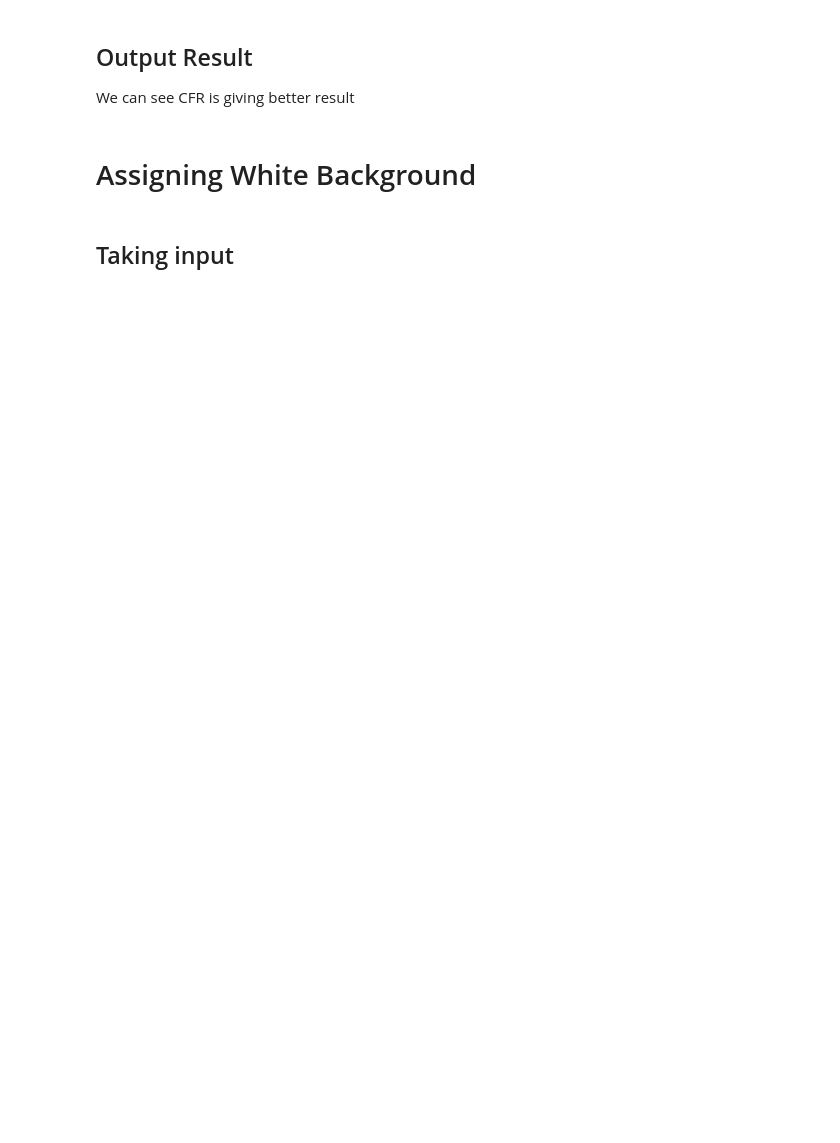
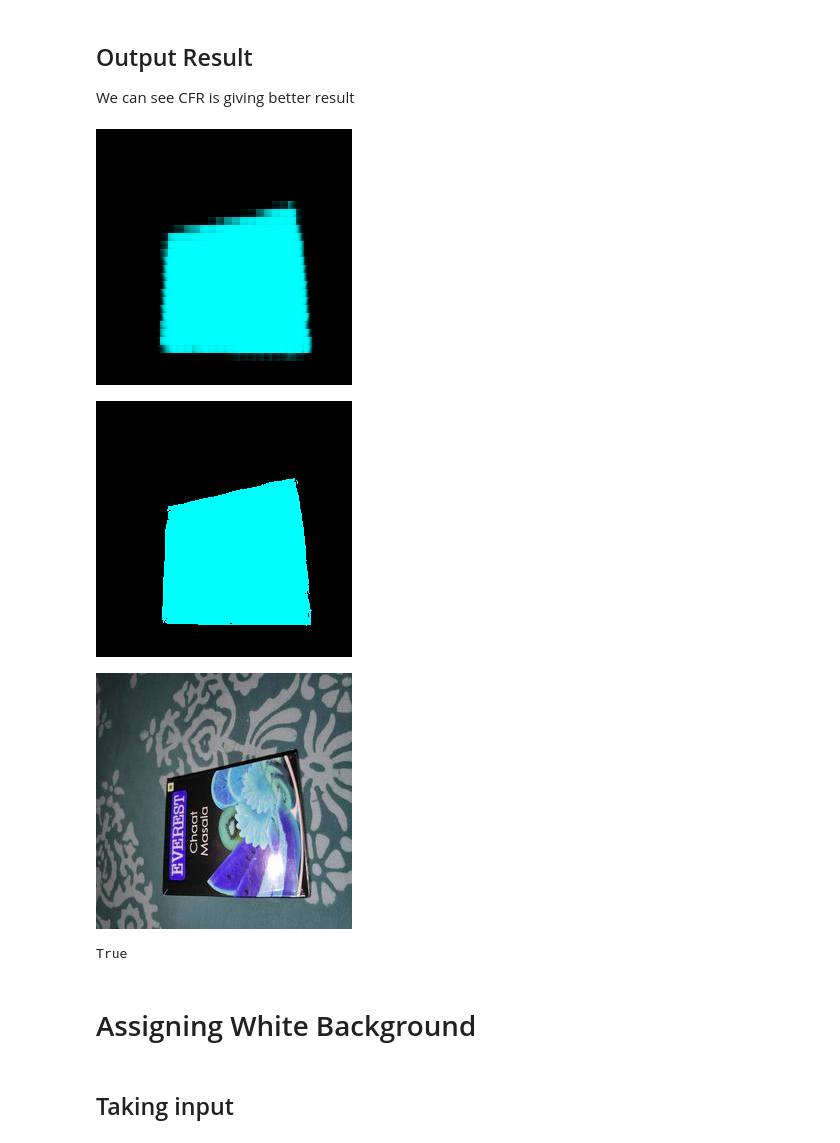
Before and after one commit to yashguptaab99/Semantic-Segmentation, a Jupyter notebook: Semantic_Segmentation.ipynb, the cells around one changed output. Cells and saved outputs as stored; diff of their text form; code cells hidden in the pictures; blank space fills up the shorter version.

```diff
--- a/Semantic_Segmentation.ipynb
+++ b/Semantic_Segmentation.ipynb
@@ -129,15 +173,20 @@ We can see CFR is giving better result
 # %%
 import cv2
 from google.colab.patches import cv2_imshow
-path = '/content/Semantic-Segmentation/test1.jpg'
+path = '/content/Semantic-Segmentation/test2.jpg'
 im = cv2.imread(path)
 im = cv2.cvtColor(im, cv2.COLOR_BGR2RGB)
 im = cv2.resize(im, (256, 256), interpolation = cv2.INTER_AREA)
 tm = np.expand_dims(im, axis=0)
 im_pred = model.predict(tm)
 im_mask1 = add_masks(im_pred.squeeze()*255.0)
 im_mask2 = crf(im_pred.squeeze(), im)
 cv2_imshow(im_mask1)
 cv2_imshow(im_mask2)
 cv2_imshow(im)
-cv2.imwrite("/content/output1.jpg", im_mask2)
+cv2.imwrite("/content/Semantic-Segmentation/output2.jpg", im_mask2)
+# %% [output]
+[figure, added]
+[figure, added]
+[figure, added]
+True
```
Also changed, not shown: parts of 12 cells of this notebook.
